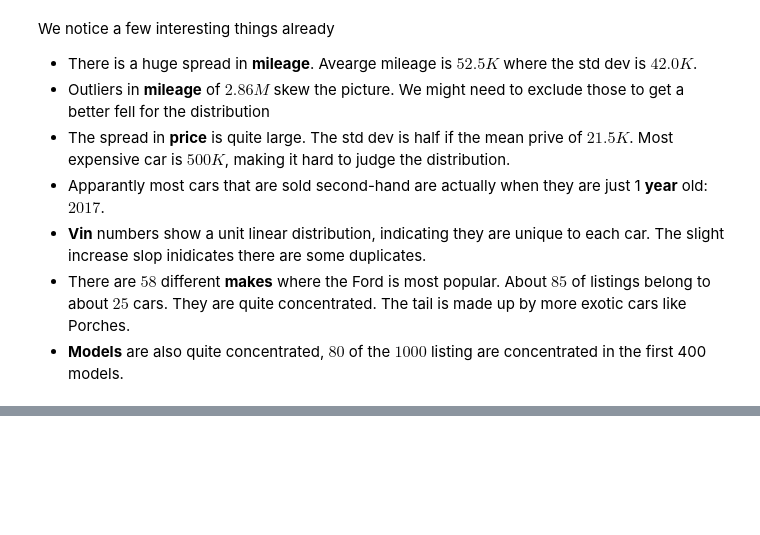
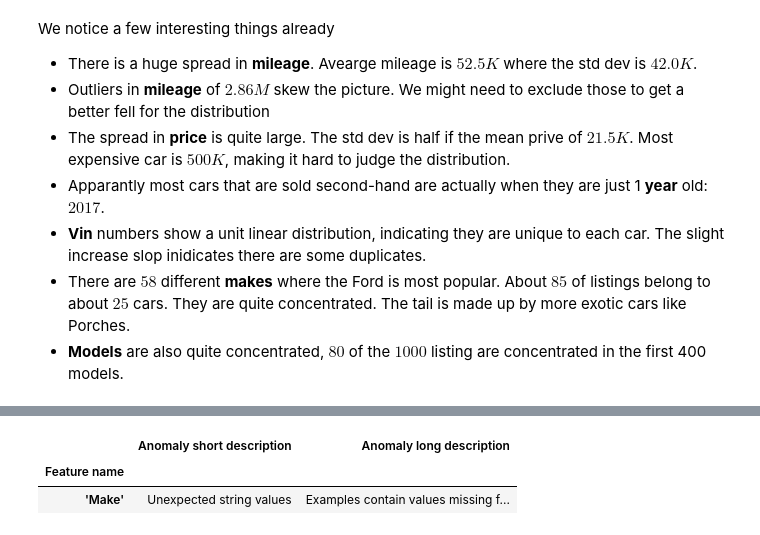
Before and after one commit to evanderknaap/tfvalidate, a Jupyter notebook: notebooks/Distribute.ipynb, the cells around one changed output, grey strips where cells are left out. Cells and saved outputs as stored; diff of their text form; code cells hidden in the pictures; blank space fills up the shorter version.

```diff
--- a/notebooks/Distribute.ipynb
+++ b/notebooks/Distribute.ipynb
@@ -173,0 +152,3 @@ tfdv.display_schema(schema=schema)
+# %%
+# Load the statistics from file, so they won't have be re-run everytime
+eval_stats_proto = tfdv.load_statistics(EVAL_STATS_PATH)
@@ -173,0 +161,7 @@ tfdv.display_schema(schema=schema)
+# %%
+anomalies = tfdv.validate_statistics(statistics=eval_stats_proto, schema=train_schema)
+tfdv.display_anomalies(anomalies)
+# %% [output]
+|  | Anomaly short description | Anomaly long description |
+| Feature name |  |  |
+| 'Make' | Unexpected string values | Examples contain values missing f... |
```
Also changed, not shown: parts of 10 cells of this notebook, 8 other files.
